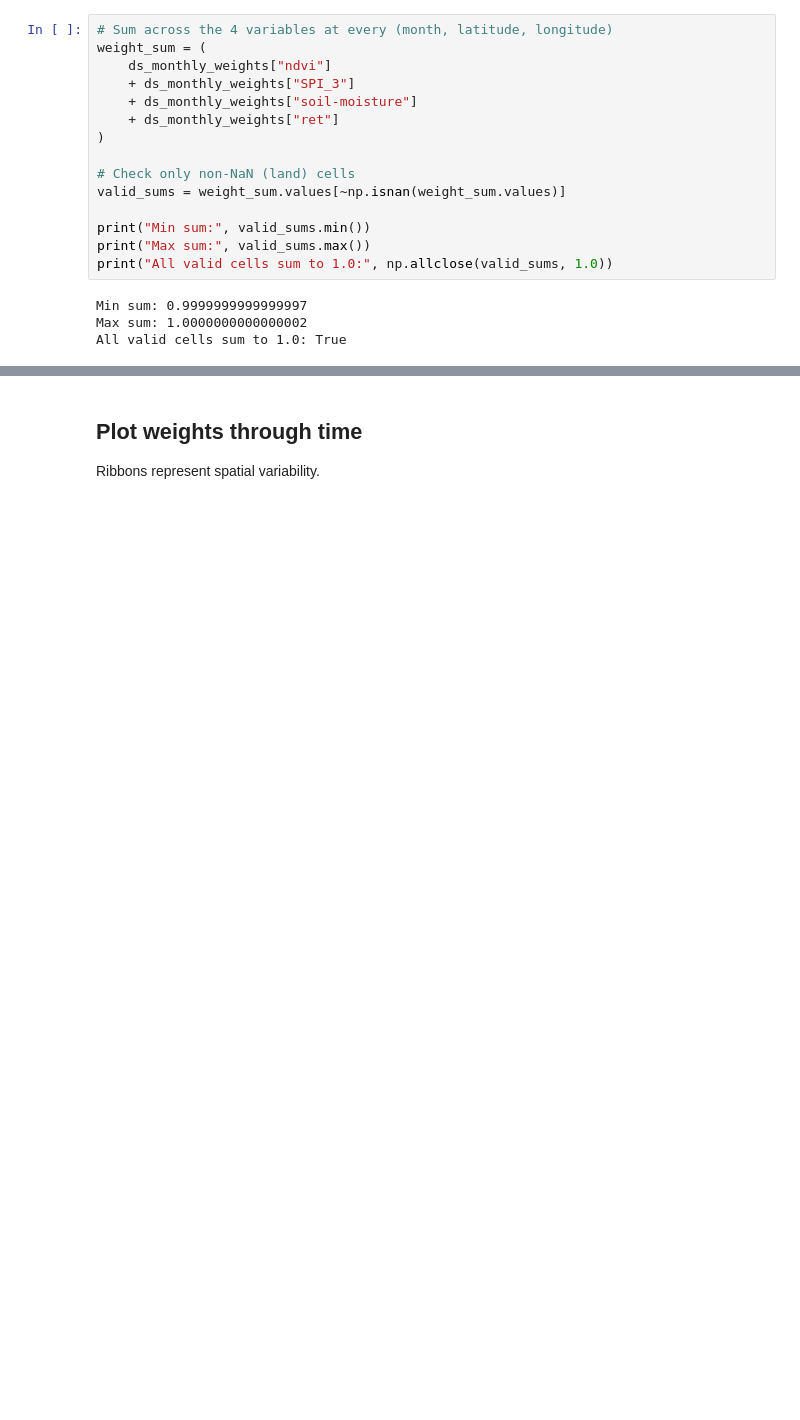
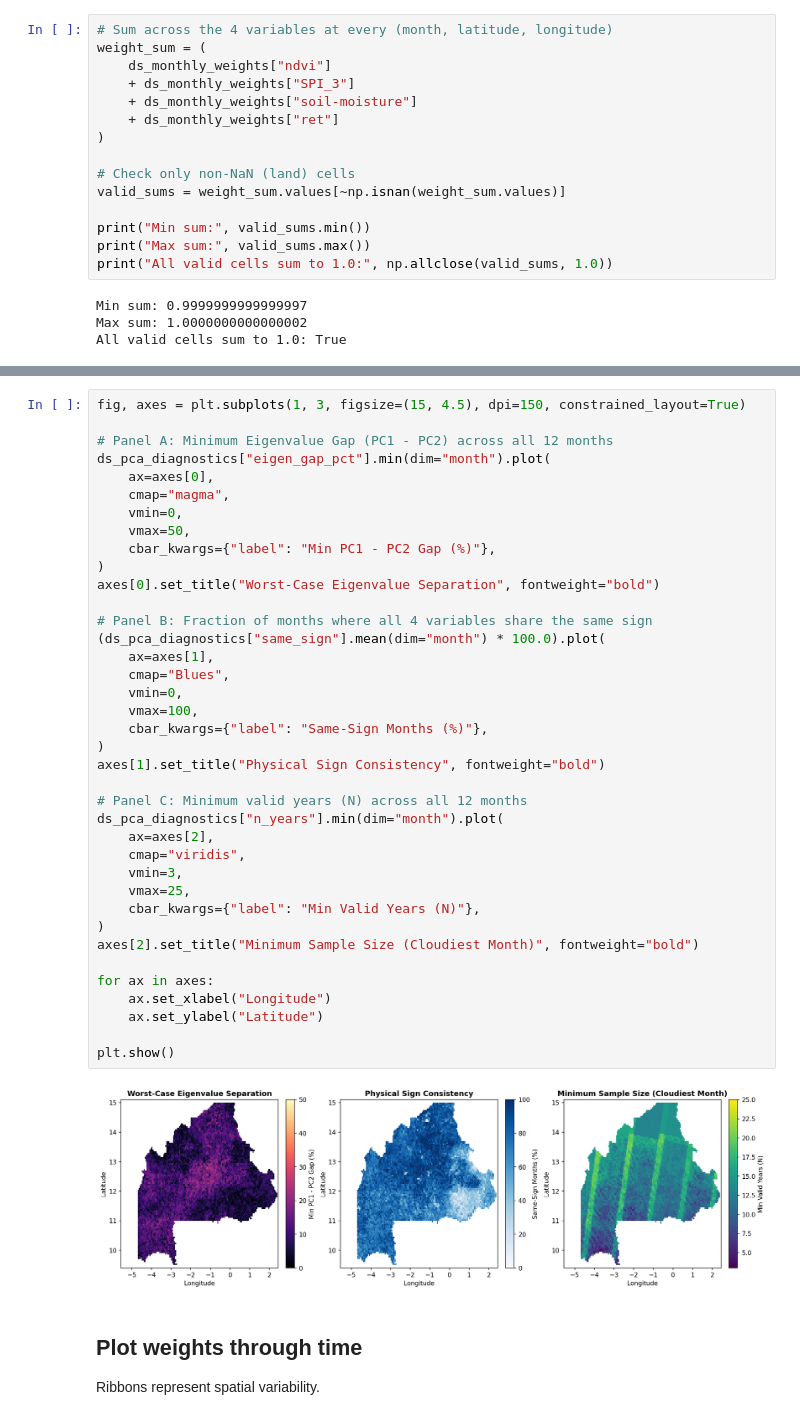
Before and after one commit to digitalearthafrica/deafrica-drought-monitor, a Jupyter notebook: Calculate_weights.ipynb, the cells around one changed output, grey strips where cells are left out. Saved outputs shown, nothing was run; the diff lists cells and outputs as text; blank space fills up the shorter version.

```diff
--- a/Calculate_weights.ipynb
+++ b/Calculate_weights.ipynb
@@ -1181,3 +1198,43 @@ All valid cells sum to 1.0: True
+# %%
+fig, axes = plt.subplots(1, 3, figsize=(15, 4.5), dpi=150, constrained_layout=True)
+
+# Panel A: Minimum Eigenvalue Gap (PC1 - PC2) across all 12 months
+ds_pca_diagnostics["eigen_gap_pct"].min(dim="month").plot(
+    ax=axes[0],
+    cmap="magma",
+    vmin=0,
+    vmax=50,
+    cbar_kwargs={"label": "Min PC1 - PC2 Gap (%)"},
+)
+axes[0].set_title("Worst-Case Eigenvalue Separation", fontweight="bold")
+
+# Panel B: Fraction of months where all 4 variables share the same sign
+(ds_pca_diagnostics["same_sign"].mean(dim="month") * 100.0).plot(
+    ax=axes[1],
+    cmap="Blues",
+    vmin=0,
+    vmax=100,
+    cbar_kwargs={"label": "Same-Sign Months (%)"},
+)
+axes[1].set_title("Physical Sign Consistency", fontweight="bold")
+
+# Panel C: Minimum valid years (N) across all 12 months
+ds_pca_diagnostics["n_years"].min(dim="month").plot(
+    ax=axes[2],
+    cmap="viridis",
+    vmin=3,
+    vmax=25,
+    cbar_kwargs={"label": "Min Valid Years (N)"},
+)
+axes[2].set_title("Minimum Sample Size (Cloudiest Month)", fontweight="bold")
+
+for ax in axes:
+    ax.set_xlabel("Longitude")
+    ax.set_ylabel("Latitude")
+
+plt.show()
+# %% [output]
+[figure, added]
 # %% [markdown]
 ## Plot weights through time
 
```
Also changed, not shown: parts of 18 cells of this notebook, 1 other file.
